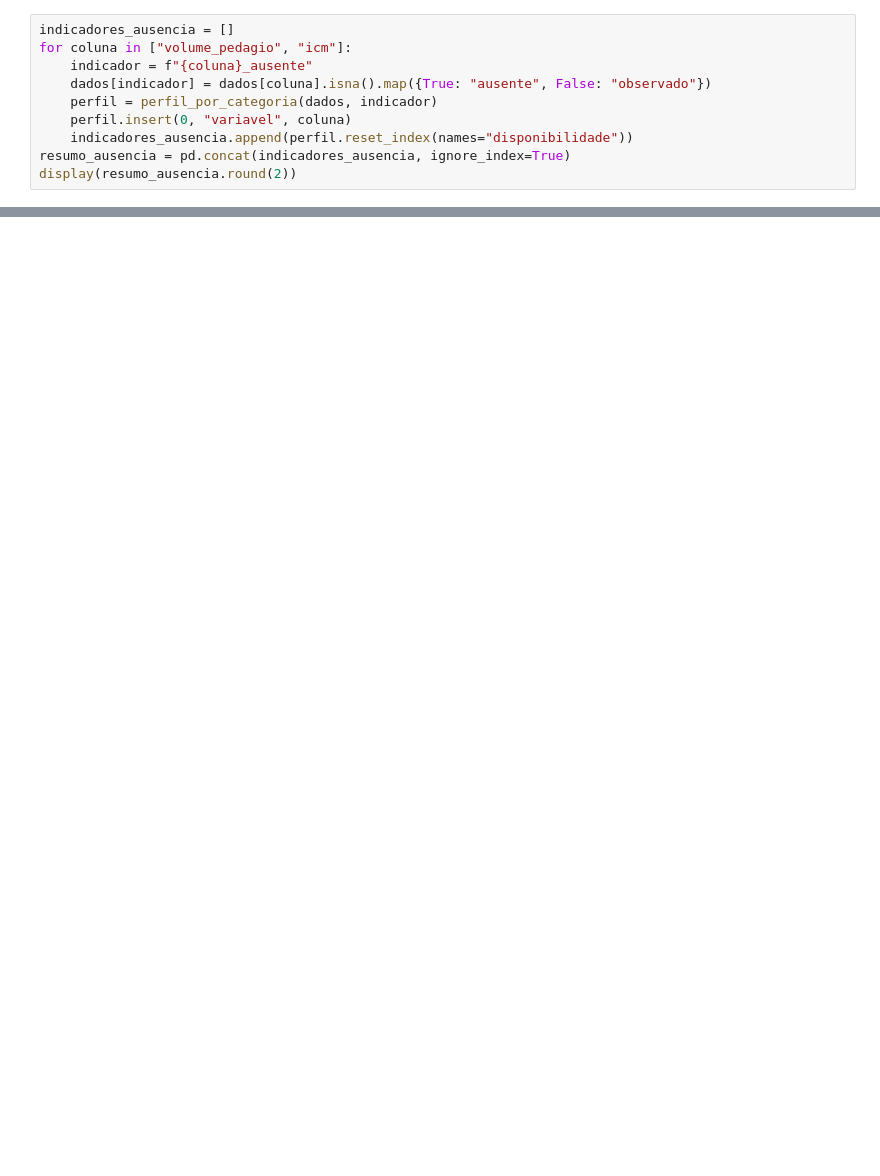
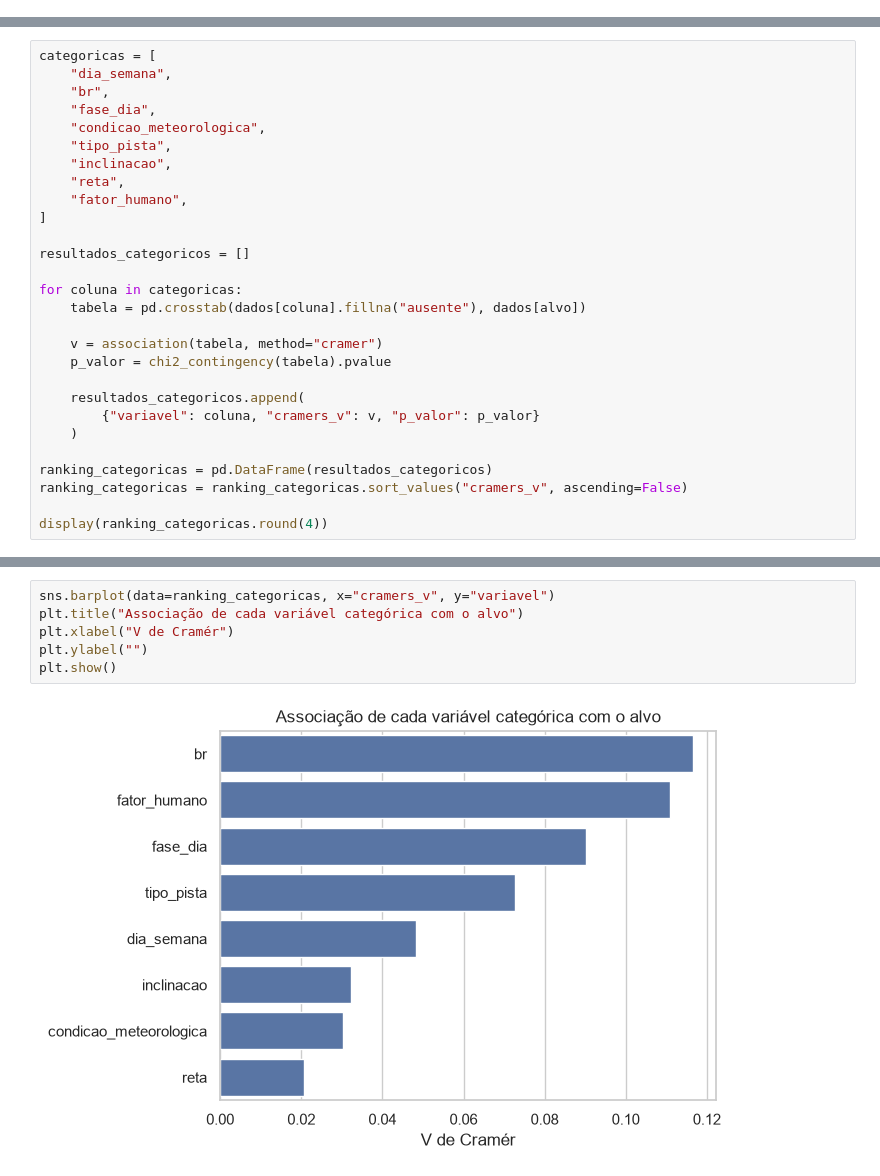
Before and after one commit to Augusto-Derlian/prf-accidents-feature-importance, a Jupyter notebook: notebooks/02_analise_relacoes_classificacao_acidente.ipynb, the cells around one changed output, grey strips where cells are left out. Cells and saved outputs as stored; diff of their text form; blank space fills up the shorter version.

Commit message:
feat(02notebook): simplify Cramers V, Kruskal-Wallis, epsilon2, Wilson, spearman

```diff
--- a/notebooks/02_analise_relacoes_classificacao_acidente.ipynb
+++ b/notebooks/02_analise_relacoes_classificacao_acidente.ipynb
@@ -438,10 +0,0 @@ Comparamos a classificação entre os grupos `observado` e `ausente`. Se os perc
-# %%
-indicadores_ausencia = []
-for coluna in ["volume_pedagio", "icm"]:
-    indicador = f"{coluna}_ausente"
-    dados[indicador] = dados[coluna].isna().map({True: "ausente", False: "observado"})
-    perfil = perfil_por_categoria(dados, indicador)
-    perfil.insert(0, "variavel", coluna)
-    indicadores_ausencia.append(perfil.reset_index(names="disponibilidade"))
-resumo_ausencia = pd.concat(indicadores_ausencia, ignore_index=True)
-display(resumo_ausencia.round(2))
@@ -670,0 +101,28 @@ A leitura recomendada é: (1) observar o tamanho de efeito; (2) consultar `n`, p
+# %%
+categoricas = [
+    "dia_semana",
+    "br",
+    "fase_dia",
+    "condicao_meteorologica",
+    "tipo_pista",
+    "inclinacao",
+    "reta",
+    "fator_humano",
+]
+
+resultados_categoricos = []
+
+for coluna in categoricas:
+    tabela = pd.crosstab(dados[coluna].fillna("ausente"), dados[alvo])
+
+    v = association(tabela, method="cramer")
+    p_valor = chi2_contingency(tabela).pvalue
+
+    resultados_categoricos.append(
+        {"variavel": coluna, "cramers_v": v, "p_valor": p_valor}
+    )
+
+ranking_categoricas = pd.DataFrame(resultados_categoricos)
+ranking_categoricas = ranking_categoricas.sort_values("cramers_v", ascending=False)
+
+display(ranking_categoricas.round(4))
@@ -670,0 +139,8 @@ A leitura recomendada é: (1) observar o tamanho de efeito; (2) consultar `n`, p
+# %%
+sns.barplot(data=ranking_categoricas, x="cramers_v", y="variavel")
+plt.title("Associação de cada variável categórica com o alvo")
+plt.xlabel("V de Cramér")
+plt.ylabel("")
+plt.show()
+# %% [output]
+[figure, added]
```
Also changed, not shown: parts of 50 cells of this notebook, 1 other file.
